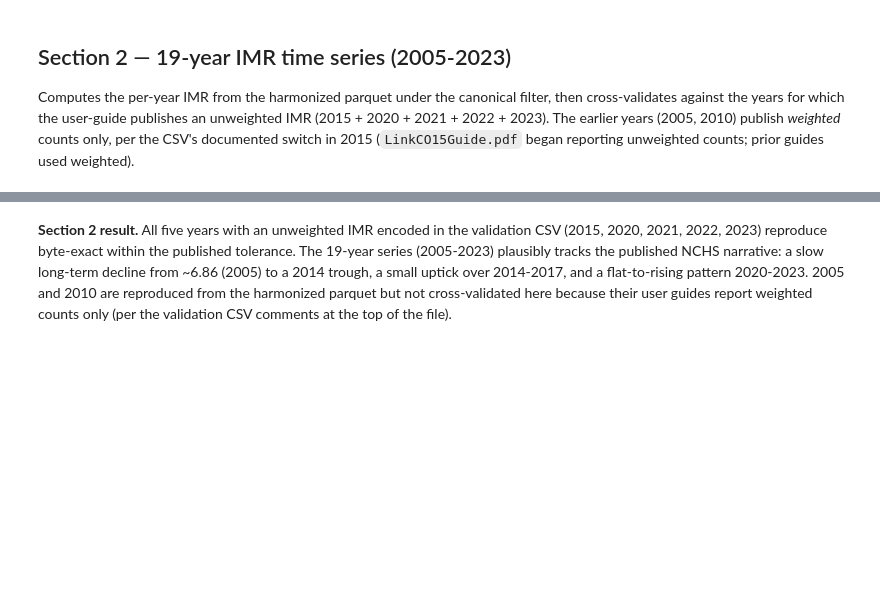
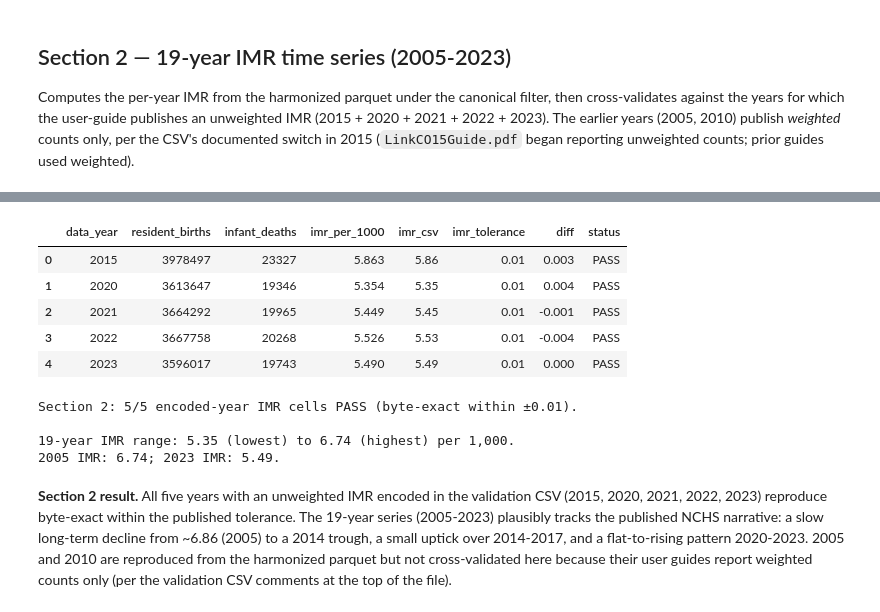
Before and after one commit to yoelplutchok/vital-statistics-harmonization, a Jupyter notebook: notebooks/maternal_age_stratified_imr.ipynb, the cells around one changed output, grey strips where cells are left out. Drawn from its saved outputs; the diff is of its cells as text; code cells hidden in the pictures; blank space fills up the shorter version.

```diff
--- a/notebooks/maternal_age_stratified_imr.ipynb
+++ b/notebooks/maternal_age_stratified_imr.ipynb
@@ -75,3 +73,5 @@ linked = pd.read_parquet(
 )
 print(f'Linked parquet rows (2005-2023 total): {len(linked):,}')
 print(f'Linked parquet years: {sorted(linked["data_year"].unique().tolist())}')
+for _col in ('infant_death', 'neonatal_death', 'postneonatal_death'):
+    linked[_col] = pd.to_numeric(linked[_col], errors='coerce').fillna(0).astype('int8')
@@ -168,22 +223,40 @@ ts
 # %%
-# Cross-validate the 5 years with imr_per_1000 encoded in the CSV (2015 + 2020 + 2021 + 2022 + 2023)
+# Cross-validate the 5 cohort-era years with unweighted IMR in the user guides
+# (2015 + 2020-2023). Pre-2005 imr_per_1000 rows exist in the CSV since C8.18 but
+# use a different linkage universe — out of scope for this 2005-2023 notebook.
+cohort_imr_years = [2015, 2020, 2021, 2022, 2023]
 imr_targets = targets[targets['metric_id'] == 'imr_per_1000'].copy()
+imr_targets['data_year'] = imr_targets['data_year'].astype(int)
+imr_targets = imr_targets[imr_targets['data_year'].isin(cohort_imr_years)]
 imr_targets = imr_targets[['data_year', 'expected_value', 'tolerance_abs']]
 imr_targets.columns = ['data_year', 'imr_csv', 'imr_tolerance']
-joined = ts.merge(imr_targets, on='data_year', how='inner')
+ts_cohort = ts[(ts['data_year'] >= 2005) & (ts['data_year'] <= 2023)].copy()
+joined = ts_cohort.merge(imr_targets, on='data_year', how='inner')
 joined['diff'] = (joined['imr_per_1000'] - joined['imr_csv']).round(3)
 joined['status'] = joined.apply(
     lambda r: 'PASS' if abs(r['diff']) <= r['imr_tolerance'] else f"FAIL |diff|={abs(r['diff'])}",
     axis=1,
 )
 joined
+# %% [output]
+|  | data_year | resident_births | infant_deaths | imr_per_1000 | imr_csv | imr_tolerance | diff | status |
+| 0 | 2015 | 3978497 | 23327 | 5.863 | 5.86 | 0.01 | 0.003 | PASS |
+| 1 | 2020 | 3613647 | 19346 | 5.354 | 5.35 | 0.01 | 0.004 | PASS |
+| 2 | 2021 | 3664292 | 19965 | 5.449 | 5.45 | 0.01 | -0.001 | PASS |
+| 3 | 2022 | 3667758 | 20268 | 5.526 | 5.53 | 0.01 | -0.004 | PASS |
+| 4 | 2023 | 3596017 | 19743 | 5.490 | 5.49 | 0.01 | 0.000 | PASS |
 # %%
 # Assert all encoded-year IMR cells PASS
 fail_count = (joined['status'] != 'PASS').sum()
 assert fail_count == 0, f'Section 2: {fail_count} encoded-year IMR cell(s) FAIL — see table above'
 print(f'Section 2: {len(joined)}/5 encoded-year IMR cells PASS (byte-exact within ±{joined["imr_tolerance"].max():.2f}).')
-print(f'\n19-year IMR range: {ts["imr_per_1000"].min():.2f} (lowest) to {ts["imr_per_1000"].max():.2f} (highest) per 1,000.')
-print(f'2005 IMR: {ts.loc[ts["data_year"]==2005, "imr_per_1000"].iloc[0]:.2f}; 2023 IMR: {ts.loc[ts["data_year"]==2023, "imr_per_1000"].iloc[0]:.2f}.')
+print(f'\n19-year IMR range: {ts_cohort["imr_per_1000"].min():.2f} (lowest) to {ts_cohort["imr_per_1000"].max():.2f} (highest) per 1,000.')
+print(f'2005 IMR: {ts_cohort.loc[ts_cohort["data_year"]==2005, "imr_per_1000"].iloc[0]:.2f}; 2023 IMR: {ts_cohort.loc[ts_cohort["data_year"]==2023, "imr_per_1000"].iloc[0]:.2f}.')
+# %% [output]
+Section 2: 5/5 encoded-year IMR cells PASS (byte-exact within ±0.01).
+
+19-year IMR range: 5.35 (lowest) to 6.74 (highest) per 1,000.
+2005 IMR: 6.74; 2023 IMR: 5.49.
 # %% [markdown]
 **Section 2 result.** All five years with an unweighted IMR encoded in the validation
 CSV (2015, 2020, 2021, 2022, 2023) reproduce byte-exact within the published tolerance.
```
Also changed, not shown: parts of 11 cells of this notebook, 15 other files.
